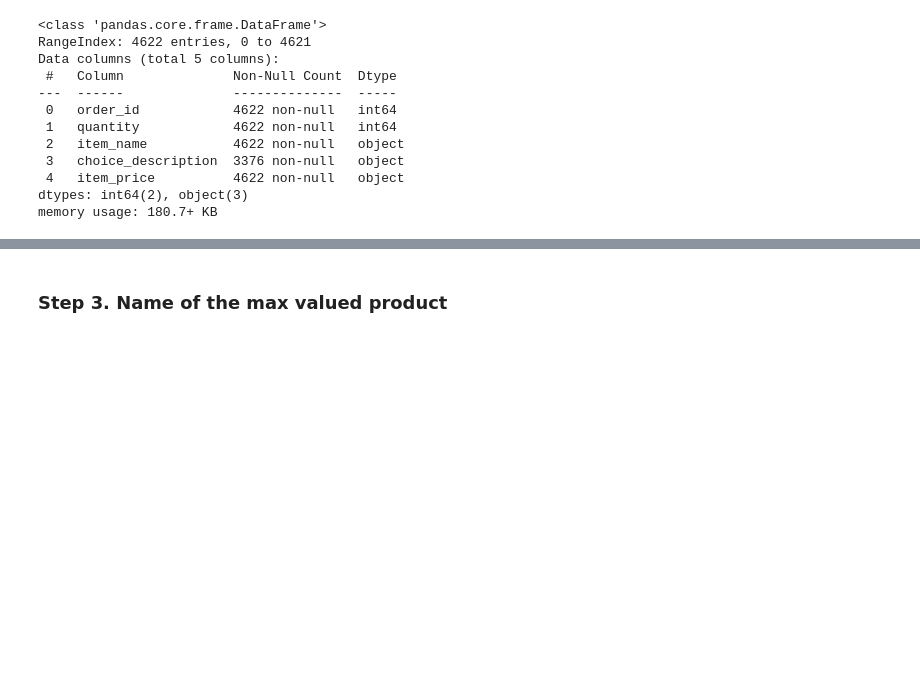
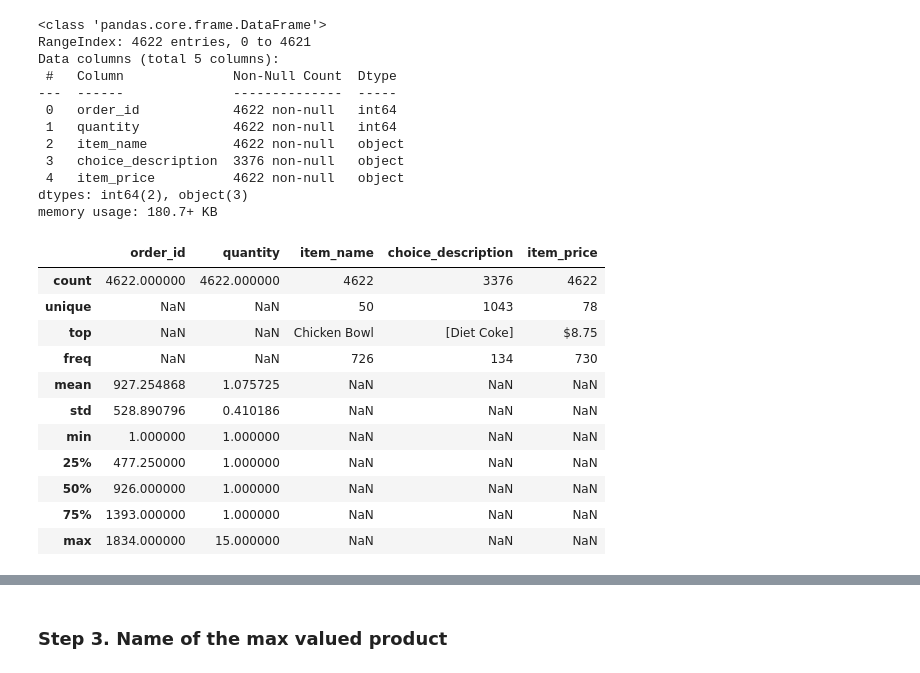
Before and after one commit to ana-macias/PRUEBA, a Jupyter notebook: 2-Data_analysis/2-Pandas/Practica/1-Chipotle/Chipotle.ipynb, the cells around one changed output, grey strips where cells are left out. Cells and saved outputs as stored; diff of their text form; code cells hidden in the pictures; blank space fills up the shorter version.

```diff
--- a/2-Data_analysis/2-Pandas/Practica/1-Chipotle/Chipotle.ipynb
+++ b/2-Data_analysis/2-Pandas/Practica/1-Chipotle/Chipotle.ipynb
@@ -50,3 +47,18 @@ chipo = chipo.drop('choice_description', axis=1)
+# %%
+chipo.describe(include = "all")
+# %% [output]
+|  | order_id | quantity | item_name | choice_description | item_price |
+| count | 4622.000000 | 4622.000000 | 4622 | 3376 | 4622 |
+| unique | NaN | NaN | 50 | 1043 | 78 |
+| top | NaN | NaN | Chicken Bowl | [Diet Coke] | $8.75 |
+| freq | NaN | NaN | 726 | 134 | 730 |
+| mean | 927.254868 | 1.075725 | NaN | NaN | NaN |
+| std | 528.890796 | 0.410186 | NaN | NaN | NaN |
+| min | 1.000000 | 1.000000 | NaN | NaN | NaN |
+| 25% | 477.250000 | 1.000000 | NaN | NaN | NaN |
+| 50% | 926.000000 | 1.000000 | NaN | NaN | NaN |
+| 75% | 1393.000000 | 1.000000 | NaN | NaN | NaN |
+| max | 1834.000000 | 15.000000 | NaN | NaN | NaN |
 # %%
 chipo.info()
 # %% [output]
```
Also changed, not shown: parts of 25 cells of this notebook.
